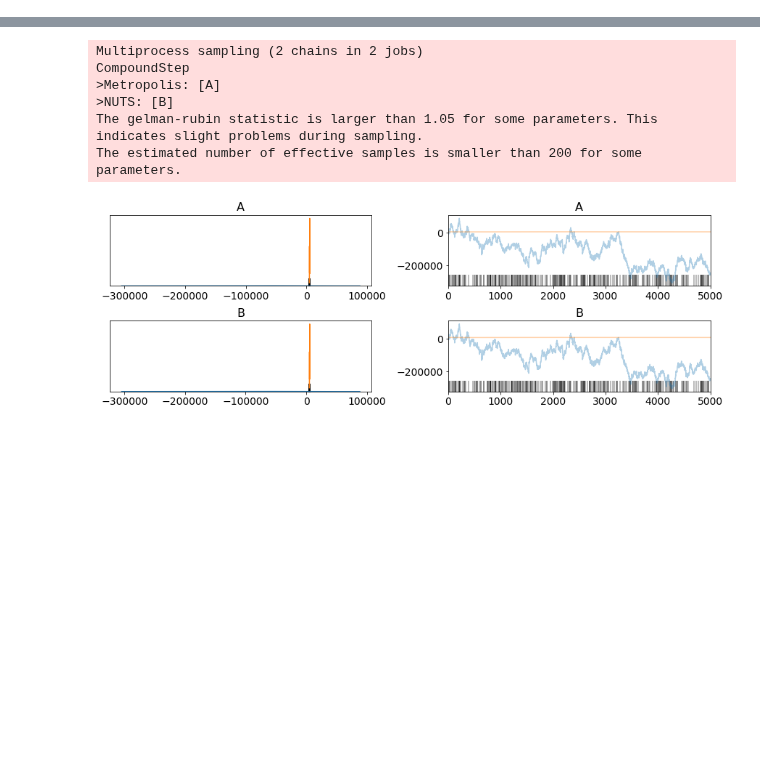
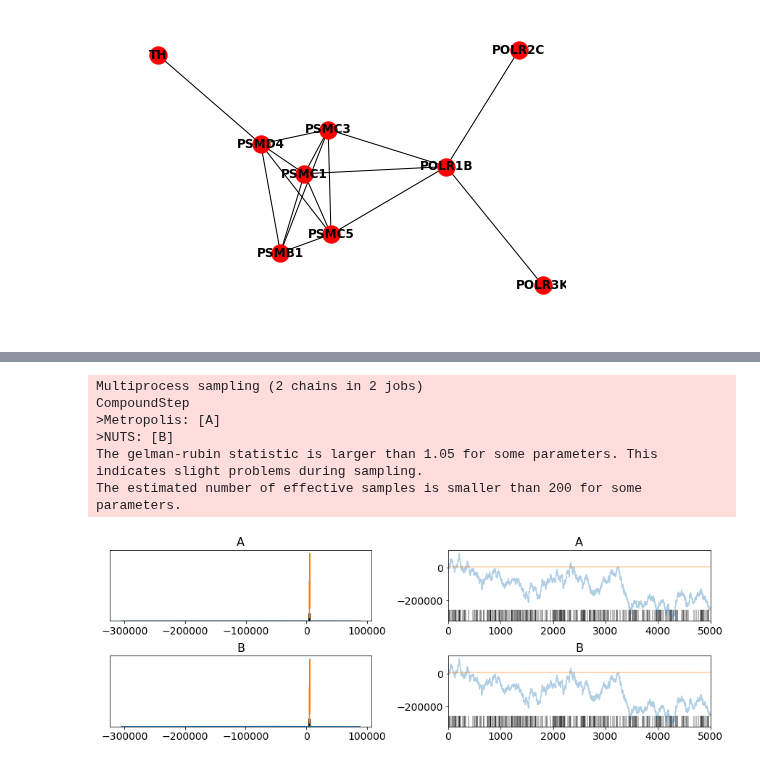
Before and after one commit to cbg-ethz/shm, a Jupyter notebook: analysis/04-custom_distributions.ipynb, the cells around one changed output, grey strips where cells are left out. Saved outputs shown, nothing was run; the diff lists cells and outputs as text; code cells hidden in the pictures; blank space fills up the shorter version.

```diff
--- a/analysis/04-custom_distributions.ipynb
+++ b/analysis/04-custom_distributions.ipynb
@@ -22,0 +32,4 @@ class Constant(Discrete):
+# %%
+G = frame.subgraph(np.sort(list(data.id.values[:4]) + ["POLR2C", "POLR1B", "PSMC1", "PSMD4", "TH"]))
+# %%
+adj = nx.to_numpy_matrix(G, nodelist=np.sort(G.nodes()), weight='weight');
@@ -22,0 +44,7 @@ class Constant(Discrete):
+# %%
+nodes = np.sort(G.nodes())
+g = nx.from_numpy_array(adj)
+nx.draw(g, font_weight='bold',
+        labels={n: nodes[n] for n in g.nodes()});
+# %% [output]
+[figure, added]
```
Also changed, not shown: parts of 12 cells of this notebook, 7 other files.
